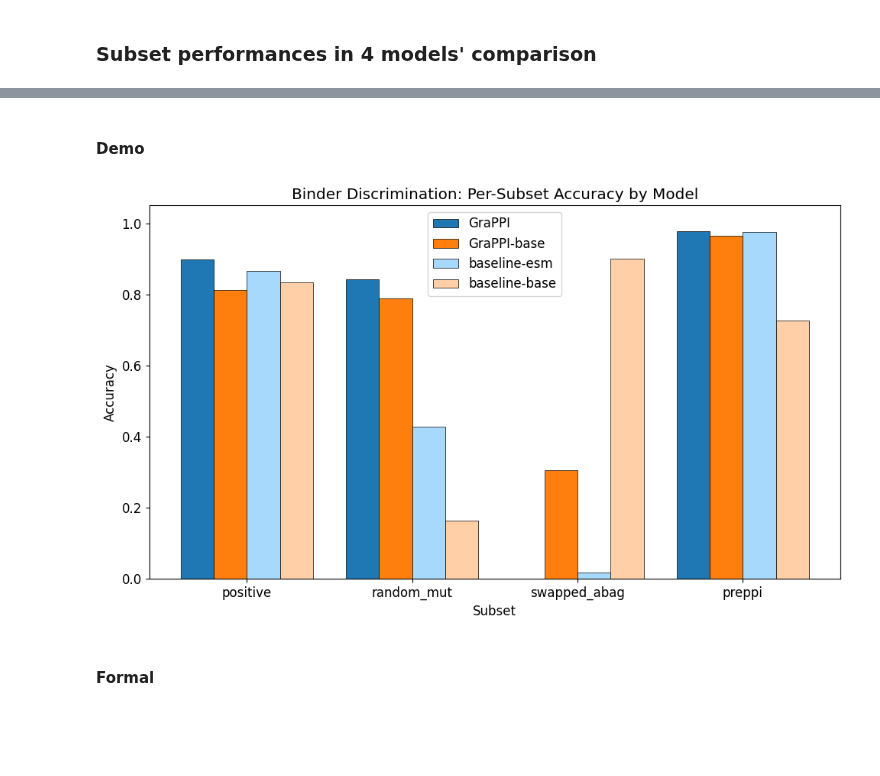
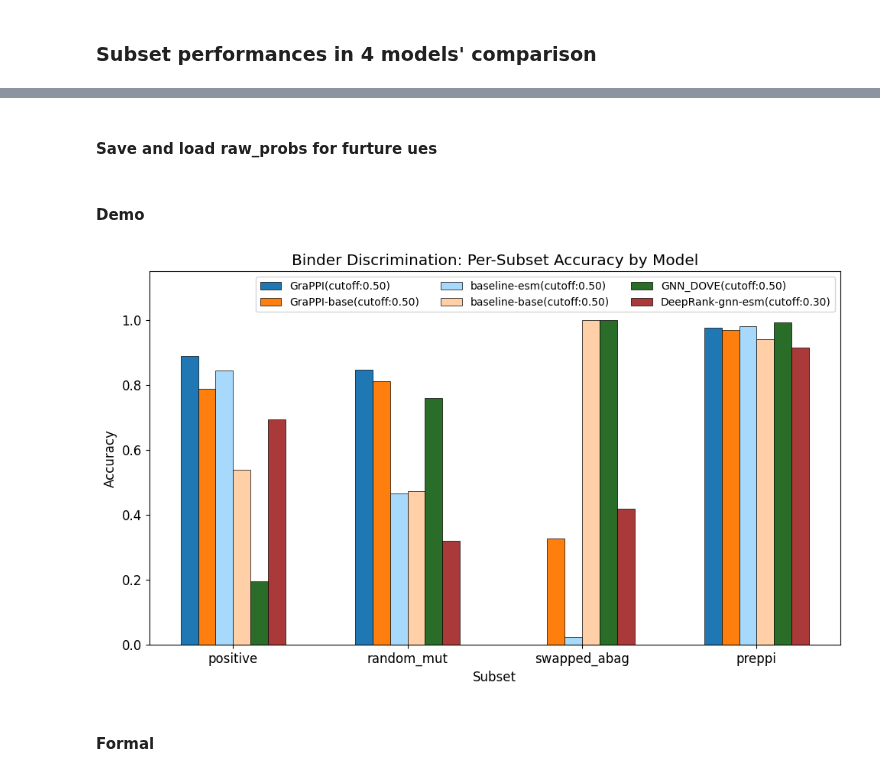
Before and after one commit to zhaolabutmb/GraPPI, a Jupyter notebook: App_plots.ipynb, the cells around one changed output, grey strips where cells are left out. Saved outputs shown, nothing was run; the diff lists cells and outputs as text; code cells hidden in the pictures; blank space fills up the shorter version.

```diff
--- a/App_plots.ipynb
+++ b/App_plots.ipynb
@@ -116,0 +119,4 @@ plt.savefig(f'Figures/{num_layer}_{hidden_dim}_comparison.pdf', bbox_inches='tig
+# %%
+#load
+with open('../GraPPI_data/cls_prob.json','r') as f:
+	raw_probs = json.load(f)
@@ -117,3 +163,9 @@ plt.savefig(f'Figures/{num_layer}_{hidden_dim}_comparison.pdf', bbox_inches='tig
+# %%
+# let elements in the array forcely cutoff at 0 or 1 when the element values are less than 0 or larger than 1
+raw_probs['DeepRank-gnn-esm']['positive'] = np.clip(raw_probs['DeepRank-gnn-esm']['positive'], 0, 1)
+raw_probs['DeepRank-gnn-esm']['random_mut'] = np.clip(raw_probs['DeepRank-gnn-esm']['random_mut'], 0, 1)
+raw_probs['DeepRank-gnn-esm']['swapped_abag'] = np.clip(raw_probs['DeepRank-gnn-esm']['swapped_abag'], 0, 1)
+raw_probs['DeepRank-gnn-esm']['preppi'] = np.clip(raw_probs['DeepRank-gnn-esm']['preppi'], 0, 1)
 # %% [markdown]
 ## Binder discrimination
 # %% [markdown]
@@ -431,8 +523,6 @@ subsets = [
     ('swapped_abag', 0),
     ('preppi',       0),
 ]
-cutoff = 0.5
-
 
 def load_model_and_data(cfg, device):
     """Load fresh test graphs + classifier for one model config.
@@ -515,18 +605,15 @@ def find_f1_max_cutoff(y_prob, y_true, n_thresholds=200):
             best_f1, best_t = f1, t
     return best_t, best_f1
 
-
-def subset_accuracies(y_prob, subset_indices, cutoff=0.5):
+def subset_accuracies(raw_y_prob, cutoff=0.5):
     """Per-subset accuracy: recall for positive, specificity for negatives."""
     accs = {}
-    for subset_name, label in subsets:
-        idx = np.array(subset_indices.get(subset_name, []))
-        if len(idx) == 0:
+    for subset_name, probs in raw_y_prob.items():
+        if len(probs) == 0:
             accs[subset_name] = np.nan
             continue
-        probs = y_prob[idx]
         recall = (probs >= cutoff).mean()
         specificity = (probs < cutoff).mean()
-        accs[subset_name] = recall if label == 1 else specificity
+        accs[subset_name] = recall if 'positive' in subset_name else specificity
     return accs
 # %%
@@ -619,36 +777,39 @@ Loaded baseline disc classifier: ../GraPPI_data/trained_data_ssl_finetune/esm_ba
+# %% [markdown]
+#### Save and load raw_probs for furture ues
 # %% [markdown]
 #### Demo
 # %%
 # ============ Part 3: Grouped bar plot (Accuracy by subset, 4 models) ============
-model_labels = [cfg['label'] for cfg in models_config]
+model_labels = [cfg['label'] for cfg in models_config] + ['GNN_DOVE','DeepRank-gnn-esm']
 subset_names = [s[0] for s in subsets]
 
 n_models = len(model_labels)
 n_subsets = len(subset_names)
 x = np.arange(n_subsets)
-bar_width = 0.8 / n_models
-colors = ['#1f77b4', "#ff7f0e", "#a7d9fd", "#ffd0a7"]
+bar_width = 0.6 / n_models
+colors = ['#1f77b4', "#ff7f0e", "#a7d9fd", "#ffd0a7", "#296d29", "#aa3939"]
 
 font_size = 12
 plt.rcParams.update({'font.size': font_size})
 fig, ax = plt.subplots(figsize=(10, 6))
 
 for i, label in enumerate(model_labels):
     accs = [results[label][s] for s in subset_names]
     offset = (i - (n_models - 1) / 2) * bar_width
-    ax.bar(x + offset, accs, bar_width, label=label,
+    ax.bar(x + offset, accs, bar_width, label=label+f'(cutoff:{cutoff_f1s[label][0]:.2f})',
            color=colors[i % len(colors)], edgecolor='black', linewidth=0.5)
 
 ax.set_xticks(x)
 ax.set_xticklabels(subset_names)
 ax.set_xlabel('Subset')
 ax.set_ylabel('Accuracy')
-ax.set_ylim(0, 1.05)
+ax.set_ylim(0, 1.15)
 ax.set_title('Binder Discrimination: Per-Subset Accuracy by Model')
-ax.legend()
+# multi column legend
+ax.legend(fontsize=font_size-2, ncol=3)
 plt.tight_layout()
 # %% [output]
-[figure, old version]
+[figure, new version]
 # %% [markdown]
 #### Formal
 # %%
```
Also changed, not shown: parts of 22 cells of this notebook.
